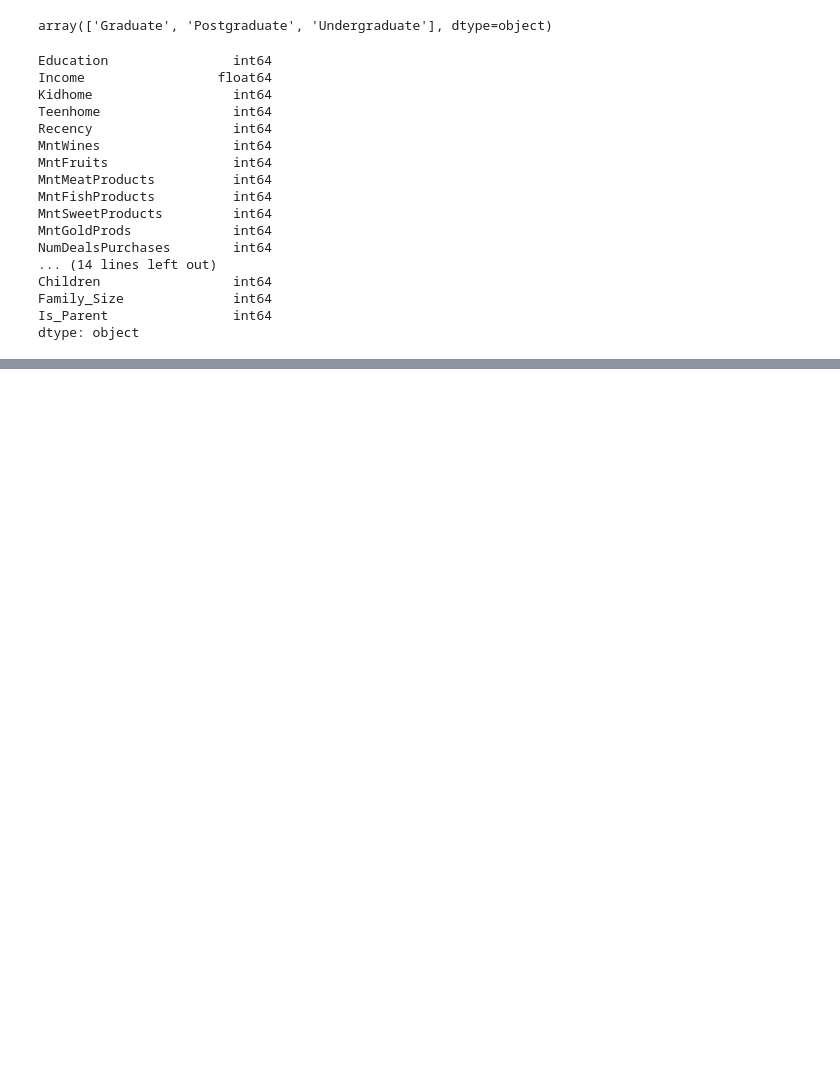
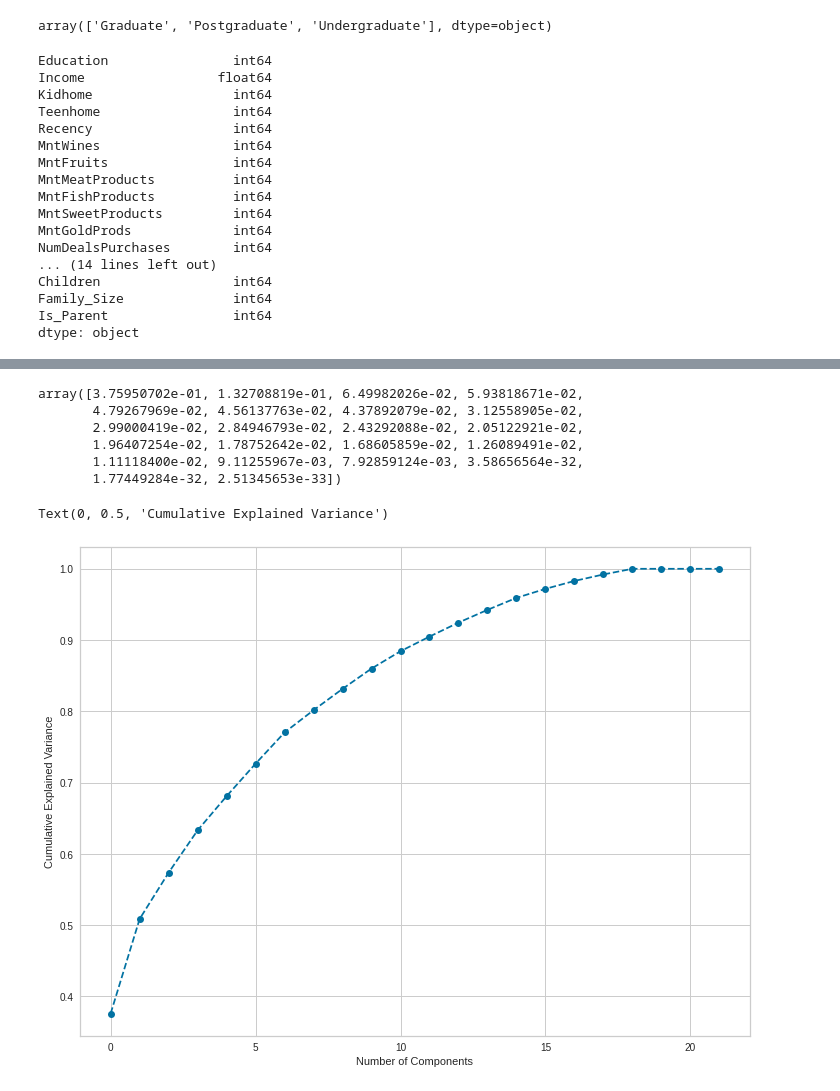
Before and after one commit to AliceKitchkin/Unsupervised-Machine-Learning, a Jupyter notebook: CustomerSegmentation.ipynb, the cells around one changed output, grey strips where cells are left out. Saved outputs shown, nothing was run; the diff lists cells and outputs as text; code cells hidden in the pictures; blank space fills up the shorter version.

```diff
--- a/CustomerSegmentation.ipynb
+++ b/CustomerSegmentation.ipynb
@@ -354,0 +393,21 @@ data.head()
+# %%
+#Principal component analysis
+pca = PCA()
+pca.fit(data)
+pca.explained_variance_ratio_
+# %% [output]
+array([3.75950702e-01, 1.32708819e-01, 6.49982026e-02, 5.93818671e-02,
+       4.79267969e-02, 4.56137763e-02, 4.37892079e-02, 3.12558905e-02,
+       2.99000419e-02, 2.84946793e-02, 2.43292088e-02, 2.05122921e-02,
+       1.96407254e-02, 1.78752642e-02, 1.68605859e-02, 1.26089491e-02,
+       1.11118400e-02, 9.11255967e-03, 7.92859124e-03, 3.58656564e-32,
+       1.77449284e-32, 2.51345653e-33])
+# %%
+#
+plt.figure(figsize=(12, 9))
+plt.plot(range(0, 22), pca.explained_variance_ratio_.cumsum(), marker='o', linestyle='--')
+plt.xlabel('Number of Components')
+plt.ylabel('Cumulative Explained Variance')
+# %% [output]
+Text(0, 0.5, 'Cumulative Explained Variance')
+[figure, added]
```
Also changed, not shown: parts of 11 cells of this notebook.
